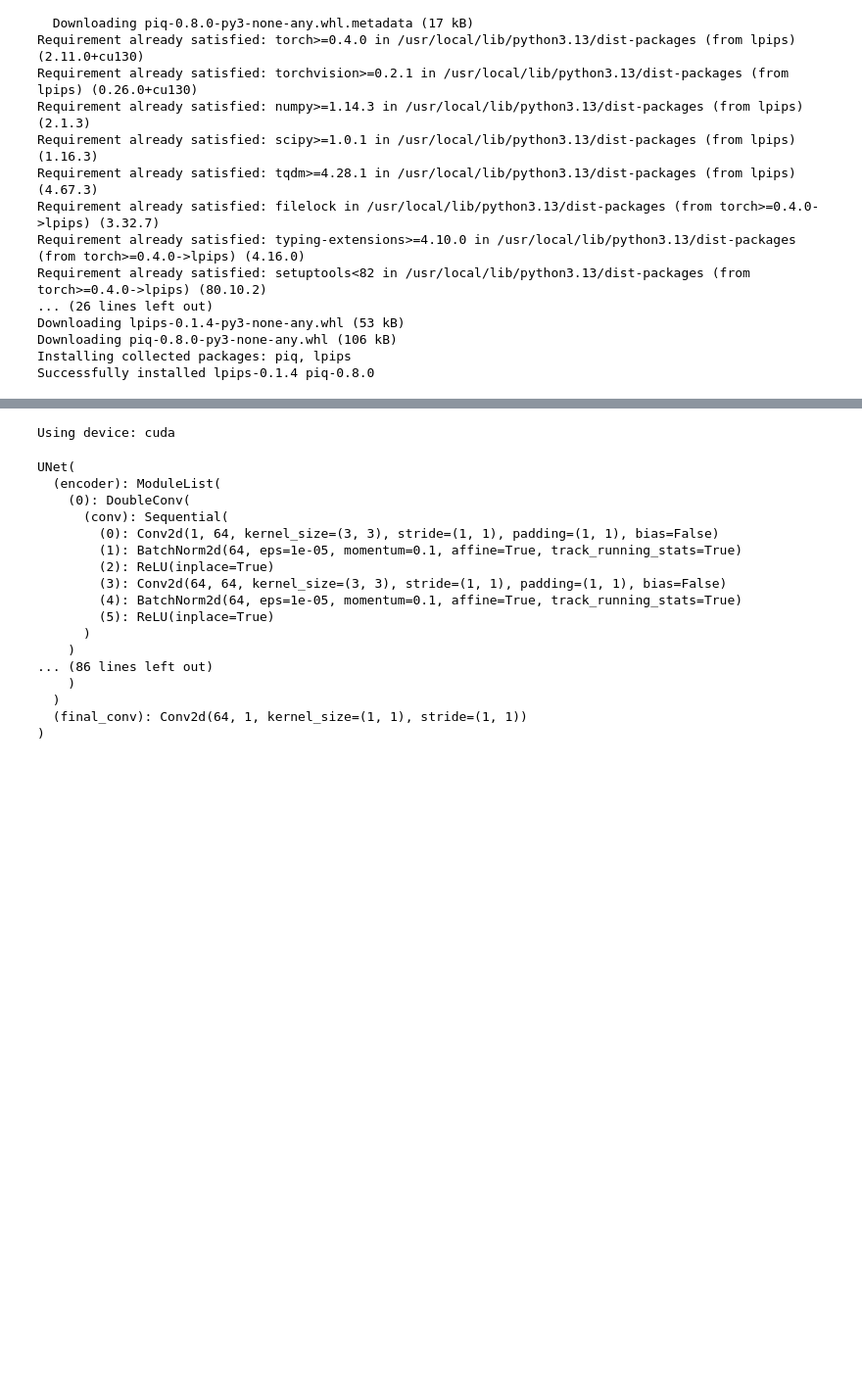
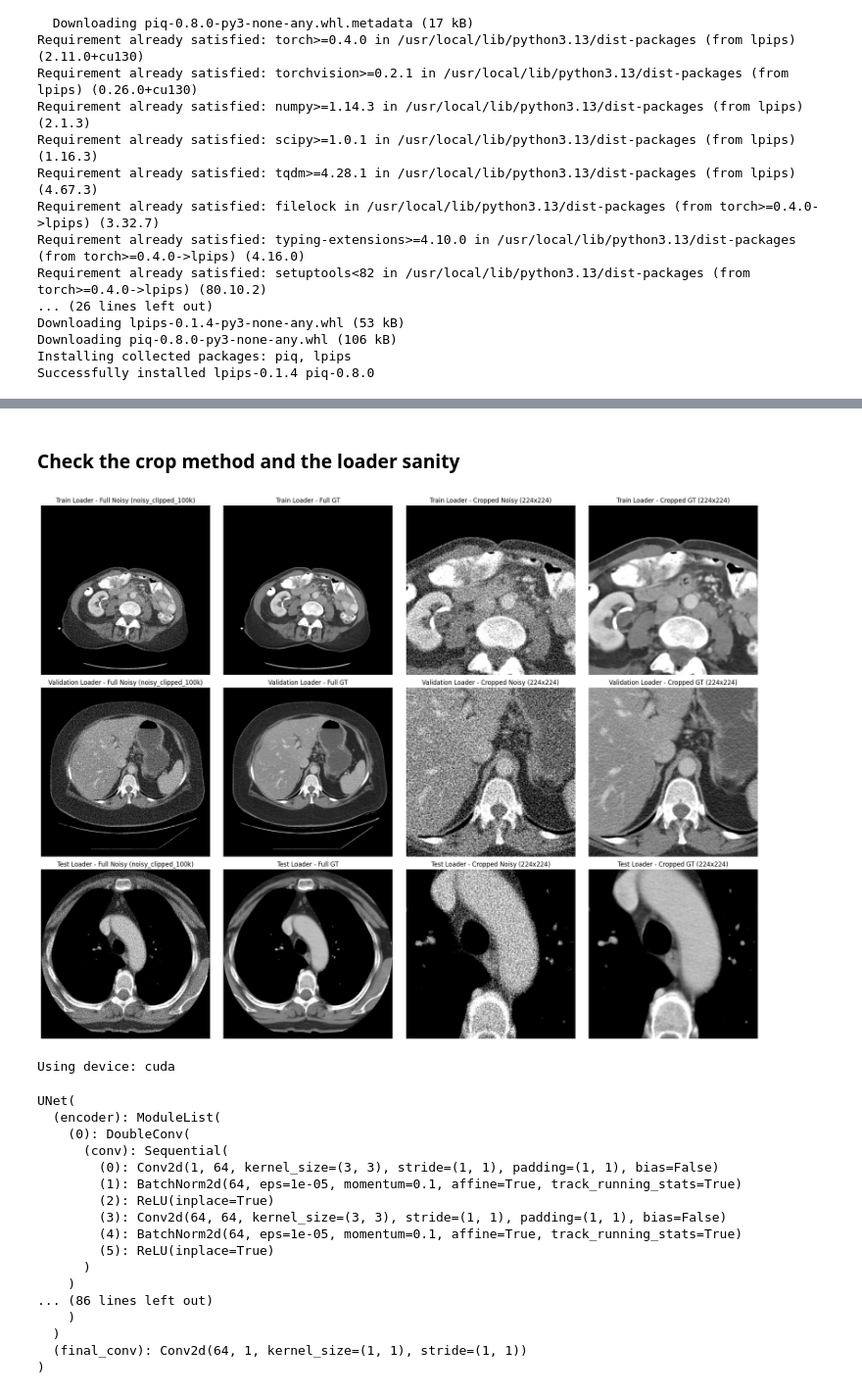
Before and after one commit to UnkindledTwo/perceptual_backbone_ldct, a Jupyter notebook: perceptual_backbone_ldct.ipynb, the cells around one changed output, grey strips where cells are left out. Shown at 98% size. Drawn from its saved outputs; the diff is of its cells as text; code cells hidden in the pictures; blank space fills up the shorter version.

```diff
--- a/perceptual_backbone_ldct.ipynb
+++ b/perceptual_backbone_ldct.ipynb
@@ -47,7 +54,7 @@ sys.path.append("/content/perceptual_backbone_ldct/src")
 sys.path.append("/content/perceptual_backbone_ldct")
 
 from config import PerceptualConfig
-CONFIG = PerceptualConfig(run_name="screening-c0", data_root=Path("/content/minideeplesion/"))
+config_screening = PerceptualConfig(run_name="screening-c0", data_root=Path("/content/minideeplesion/"))
 # %%
 from pathlib import Path
 from data import assert_no_patient_leakage
@@ -95,11 +102,7 @@ from data import I2IPairs
 from torch.utils.data import DataLoader
 
 # Dataloaders
-splits = {s: I2IPairs(Path(CONFIG.data_root / s), CONFIG.input_key, CONFIG.target_key) for s in ("train", "val", "test")}
-train_loader = DataLoader(splits["train"], batch_size=CONFIG.batch_size, shuffle=True, num_workers=4, pin_memory=True)
-test_loader = DataLoader(splits["test"], batch_size=CONFIG.batch_size, shuffle=True, num_workers=4, pin_memory=True)
-val_loader = DataLoader(splits["val"], batch_size=CONFIG.batch_size, shuffle=True, num_workers=4, pin_memory=True)
-
-print(f"Train batches: {len(train_loader)}")
-print(f"Test batches: {len(test_loader)}")
-print(f"Val batches: {len(val_loader)}")
+splits = {s: I2IPairs(Path(config_screening.data_root / s), config_screening.input_key, config_screening.target_key) for s in ("train", "val", "test")}
+train_loader = DataLoader(splits["train"], batch_size=config_screening.batch_size, shuffle=True, num_workers=4)
+val_loader = DataLoader(splits["val"], batch_size=config_screening.batch_size, shuffle=False, num_workers=4)
+test_loader = DataLoader(splits["test"], batch_size=config_screening.batch_size, shuffle=False, num_workers=4)
@@ -153,3 +154,59 @@ Downloading: "https://download.pytorch.org/models/vgg16-397923af.pth" to /root/.
+# %% [markdown]
+### Check the crop method and the loader sanity
+# %%
+import matplotlib.pyplot as plt
+
+# Configure the loaders dictionary
+loaders = {
+    "Train Loader": train_loader,
+    "Validation Loader": val_loader,
+    "Test Loader": test_loader
+}
+
+# Set up a grid of 3 loaders x 4 plots (Full Noisy, Full GT, Cropped Noisy, Cropped GT)
+fig, axes = plt.subplots(3, 4, figsize=(20, 15))
+crop_size = config_screening.crop_size
+
+for idx, (name, loader) in enumerate(loaders.items()):
+    # Fetch one batch
+    noisy_batch, gt_batch, _ = next(iter(loader))
+
+    # Get raw single-channel arrays
+    noisy_img = noisy_batch[0].squeeze().cpu().numpy()
+    gt_img = gt_batch[0].squeeze().cpu().numpy()
+
+    # Perform center crop identical to screen_network's logic (offset = (512 - crop) // 2)
+    h, w = noisy_img.shape
+    start_h = (h - crop_size) // 2
+    start_w = (w - crop_size) // 2
+
+    noisy_cropped = noisy_img[start_h:start_h + crop_size, start_w:start_w + crop_size]
+    gt_cropped = gt_img[start_h:start_h + crop_size, start_w:start_w + crop_size]
+
+    # 1. Plot Full Noisy
+    axes[idx, 0].imshow(noisy_img, cmap='gray')
+    axes[idx, 0].set_title(f"{name} - Full Noisy ({config_screening.input_key})")
+    axes[idx, 0].axis('off')
+
+    # 2. Plot Full Ground Truth
+    axes[idx, 1].imshow(gt_img, cmap='gray')
+    axes[idx, 1].set_title(f"{name} - Full GT")
+    axes[idx, 1].axis('off')
+
+    # 3. Plot Cropped Noisy
+    axes[idx, 2].imshow(noisy_cropped, cmap='gray')
+    axes[idx, 2].set_title(f"{name} - Cropped Noisy ({crop_size}x{crop_size})")
+    axes[idx, 2].axis('off')
+
+    # 4. Plot Cropped Ground Truth
+    axes[idx, 3].imshow(gt_cropped, cmap='gray')
+    axes[idx, 3].set_title(f"{name} - Cropped GT ({crop_size}x{crop_size})")
+    axes[idx, 3].axis('off')
+
+plt.tight_layout()
+plt.show()
+# %% [output]
+[figure, added]
 # %%
 import torch
 
```
Also changed, not shown: parts of 35 cells of this notebook.
